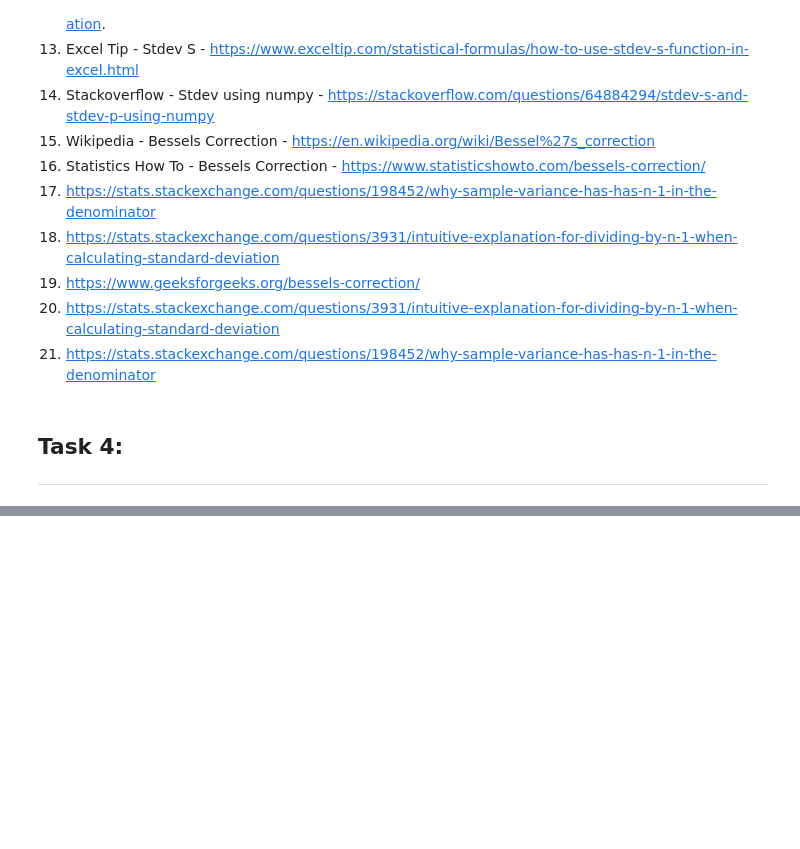
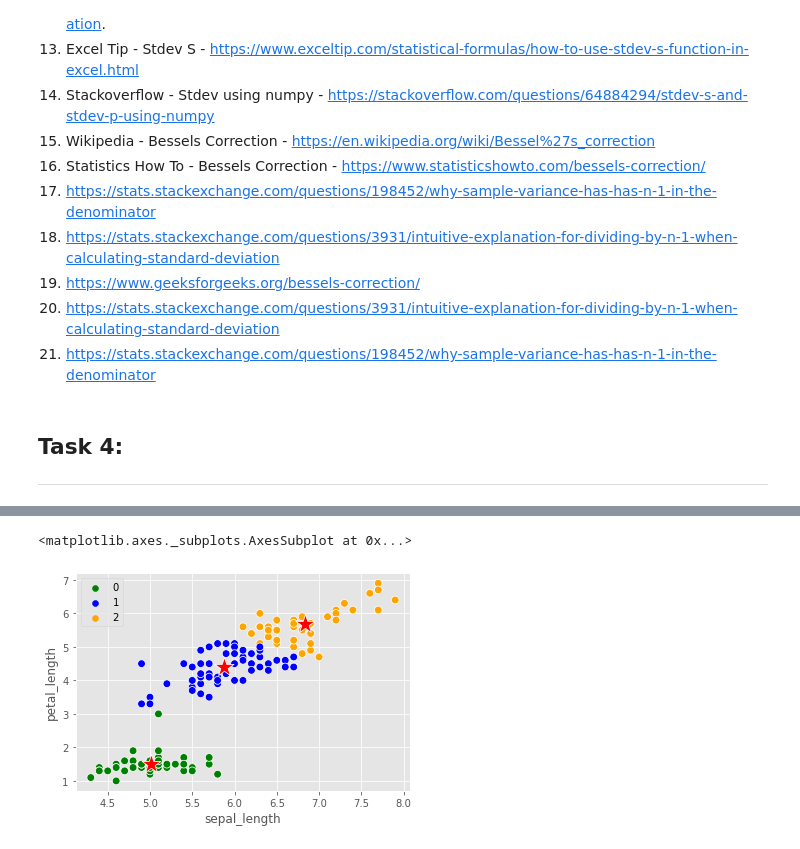
Before and after one commit to Katylub/Machine-Learning-2020, a Jupyter notebook: Machine Learning.ipynb, the cells around one changed output, grey strips where cells are left out. Cells and saved outputs as stored; diff of their text form; code cells hidden in the pictures; blank space fills up the shorter version.

```diff
--- a/Machine Learning.ipynb
+++ b/Machine Learning.ipynb
@@ -453,0 +441,4 @@ Task 4
+# %%
+# Create the model using KMean class and taking as cluster for this data set that will be k=3 in this case
+model = KMeans (n_clusters = 3, random_state = 42)
+model
@@ -453,0 +447,3 @@ Task 4
+# %%
+# Adapt model to the data
+model.fit(x)
@@ -453,0 +452,4 @@ Task 4
+# %%
+# Get cluster centres (centroids)
+centroids = model.cluster_centers_
+centroids
@@ -453,0 +472,7 @@ Task 4
+# %%
+# Visualize the 3 cluster and their centroids marked as a star
+sns.scatterplot(x='sepal_length', y='petal_length', data=df, s=60, hue = model.labels_, palette = ['green', 'blue','orange'])
+sns.scatterplot(x=centroids[:,0], y=centroids[:,1], marker = '*', s=400, color = 'red')
+# %% [output]
+<matplotlib.axes._subplots.AxesSubplot at 0x...>
+[figure, added]
```
Also changed, not shown: parts of 23 cells of this notebook.
